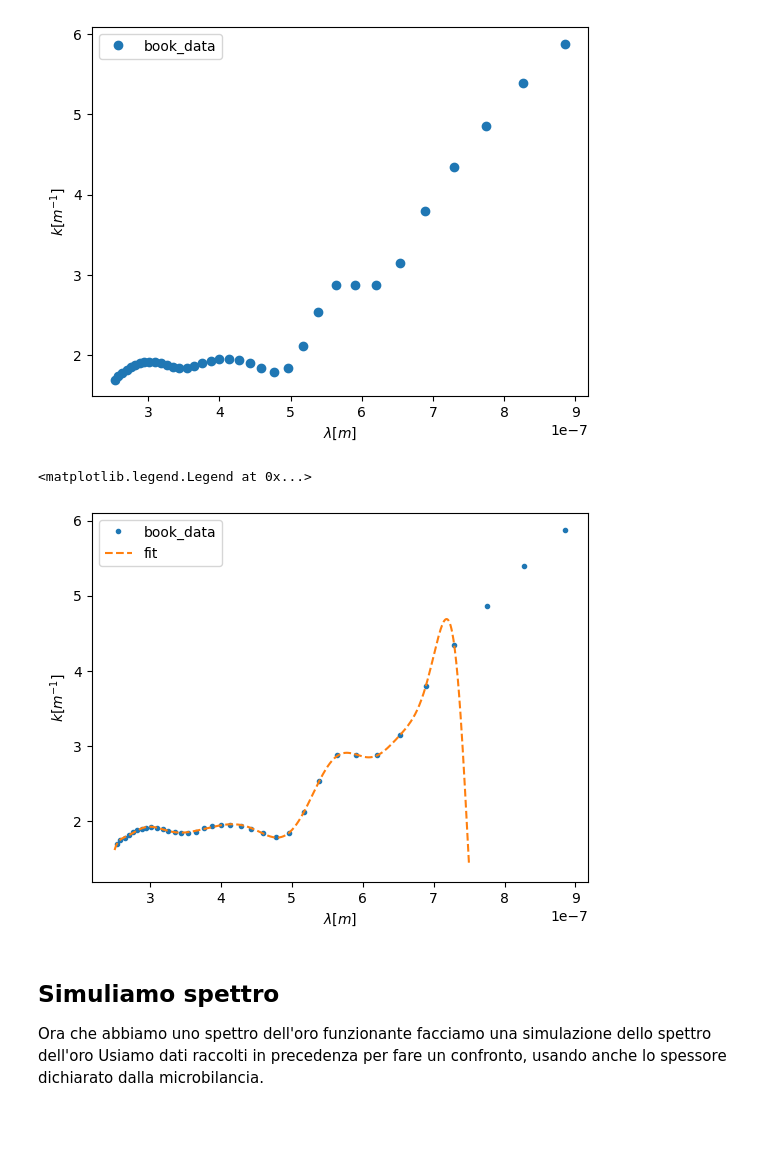
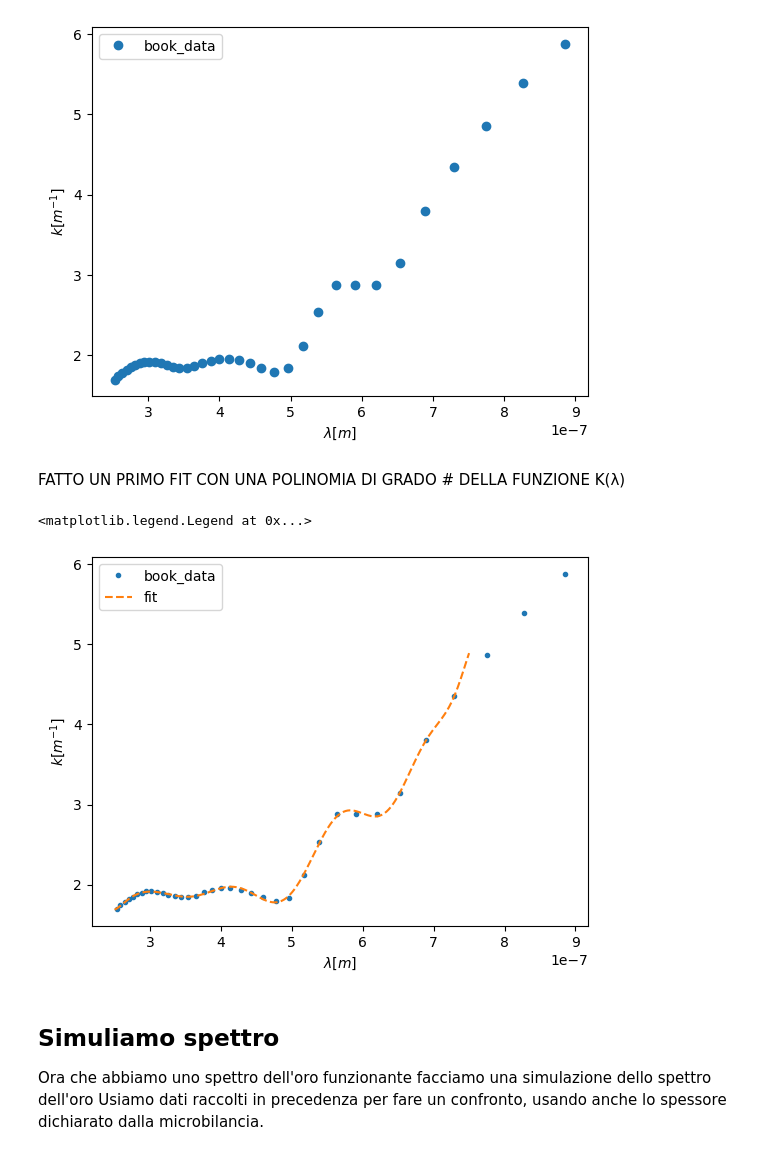
Before and after one commit to RandDouble/lab_mat, a Jupyter notebook: fit_lab.ipynb, the cells around one changed output. Cells and saved outputs as stored; diff of their text form; code cells hidden in the pictures; blank space fills up the shorter version.

```diff
--- a/fit_lab.ipynb
+++ b/fit_lab.ipynb
@@ -50,22 +54,24 @@ plt.legend()
 # %% [output]
 <matplotlib.legend.Legend at 0x...>
 [figure]
+# %% [markdown]
+FATTO UN PRIMO FIT CON UNA POLINOMIA DI GRADO # DELLA FUNZIONE K(λ)
 # %%
-filter = (palik["lambda_corrected"] < 900e-9) & (palik["lambda_corrected"] > 250e-9)
-coeff = np.polyfit(palik[filter]["lambda_corrected"], palik[filter]["k_corrected"], deg=26)
+filter = (palik["lambda_corrected"]<900e-9) & (palik["lambda_corrected"] > 250e-9)
+coeff= np.polyfit(palik[filter]["lambda_corrected"], palik[filter]["k_corrected"], deg=23)
 fun = np.poly1d(coeff)
 
 # x = palik[filter]["lambda_corrected"]
 x = np.linspace(250e-9, 750e-9, 500)
 
 plt.plot("lambda_corrected", "k_corrected", ".", data=palik[filter], label="book_data")
 plt.plot(x, fun(x), "--", label="fit")
 plt.xlabel(r"$\lambda [m]$")
 plt.ylabel(r"$k [m^{-1}]$")
 plt.legend()
 # %% [output]
 <matplotlib.legend.Legend at 0x...>
-[figure, old version]
+[figure, new version]
 # %% [markdown]
 ## Simuliamo spettro
 
```
Also changed, not shown: parts of 5 cells of this notebook.
